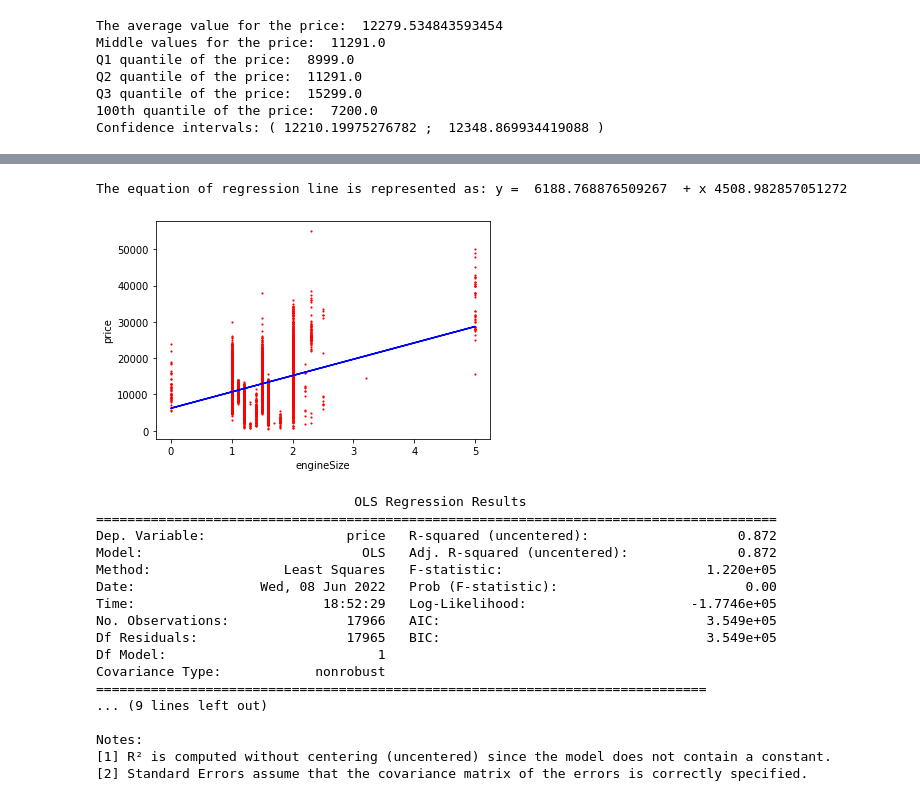
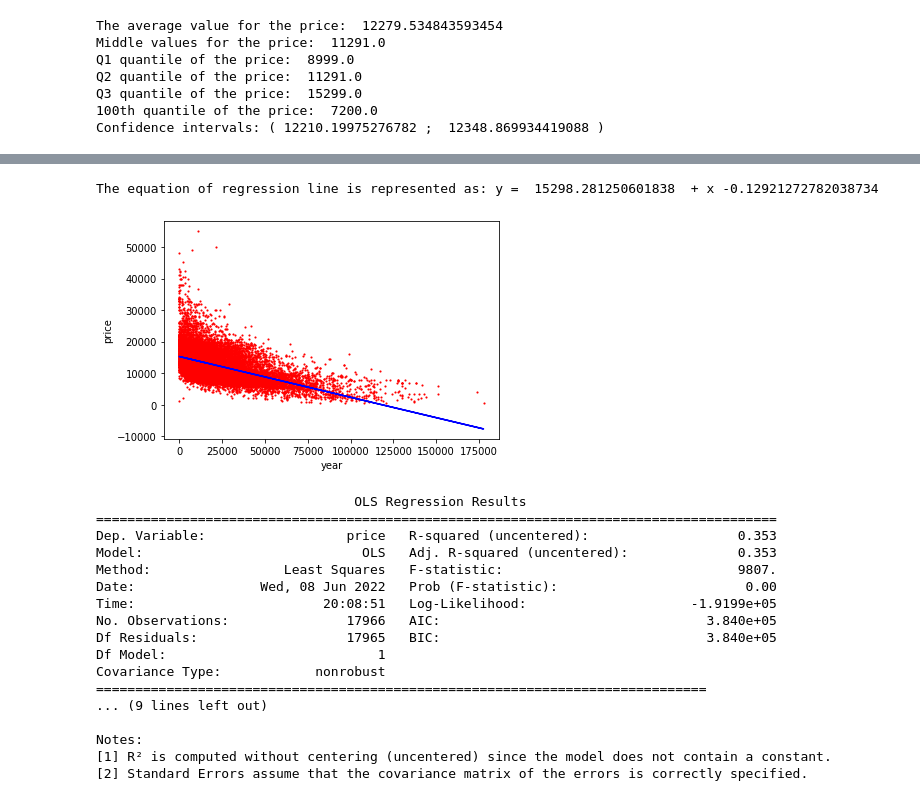
Before and after one commit to Pyother/business-analysis, a Jupyter notebook: ford_cars_prediction.ipynb, the cells around one changed output, grey strips where cells are left out. Drawn from its saved outputs; the diff is of its cells as text; code cells hidden in the pictures.

```diff
--- a/ford_cars_prediction.ipynb
+++ b/ford_cars_prediction.ipynb
@@ -440,38 +326,22 @@ Notes:
-# %%
-mean_price = statistics.mean(price)
-mean_engineSize = statistics.mean(engineSize)
-SS_xy = np.sum(price*engineSize) - n*mean_price*mean_engineSize
-SS_xx = np.sum(engineSize*engineSize) - n*mean_engineSize*mean_engineSize
-b_1 = SS_xy / SS_xx
-b_0 = mean_price - b_1*mean_engineSize
-b = (b_0, b_1)
-print("The equation of regression line is represented as: y = ", b_0, " + x", b_1)
-plt.scatter(engineSize, price, color = "red", marker = ".", s = 5)
-price_pred = b[0] + b[1]*engineSize
-plt.plot(engineSize, price_pred, color = "blue")
-plt.xlabel('engineSize')
-plt.ylabel('price')
-plt.show()
-
-reg_model = sm.OLS(price, engineSize).fit()
-print(reg_model.summary())
-# %% [output]
-The equation of regression line is represented as: y =  6188.768876509267  + x 4508.982857051272
-[figure, removed]
-                                 OLS Regression Results
-=======================================================================================
-Dep. Variable:                  price   R-squared (uncentered):                   0.872
-Model:                            OLS   Adj. R-squared (uncentered):              0.872
-Method:                 Least Squares   F-statistic:                          1.220e+05
-Date:                Wed, 08 Jun 2022   Prob (F-statistic):                        0.00
-Time:                        18:52:29   Log-Likelihood:                     -1.7746e+05
-No. Observations:               17966   AIC:                                  3.549e+05
-Df Residuals:                   17965   BIC:                                  3.549e+05
-Df Model:                           1
-Covariance Type:            nonrobust
-==============================================================================
-... (9 lines left out)
-
-Notes:
-[1] R² is computed without centering (uncentered) since the model does not contain a constant.
-[2] Standard Errors assume that the covariance matrix of the errors is correctly specified.
+# %%
+regression(price, mileage)
+# %% [output]
+The equation of regression line is represented as: y =  15298.281250601838  + x -0.12921272782038734
+[figure, added]
+                                 OLS Regression Results
+=======================================================================================
+Dep. Variable:                  price   R-squared (uncentered):                   0.353
+Model:                            OLS   Adj. R-squared (uncentered):              0.353
+Method:                 Least Squares   F-statistic:                              9807.
+Date:                Wed, 08 Jun 2022   Prob (F-statistic):                        0.00
+Time:                        20:08:51   Log-Likelihood:                     -1.9199e+05
+No. Observations:               17966   AIC:                                  3.840e+05
+Df Residuals:                   17965   BIC:                                  3.840e+05
+Df Model:                           1
+Covariance Type:            nonrobust
+==============================================================================
+... (9 lines left out)
+
+Notes:
+[1] R² is computed without centering (uncentered) since the model does not contain a constant.
+[2] Standard Errors assume that the covariance matrix of the errors is correctly specified.
```
Also changed, not shown: parts of 7 cells of this notebook.
